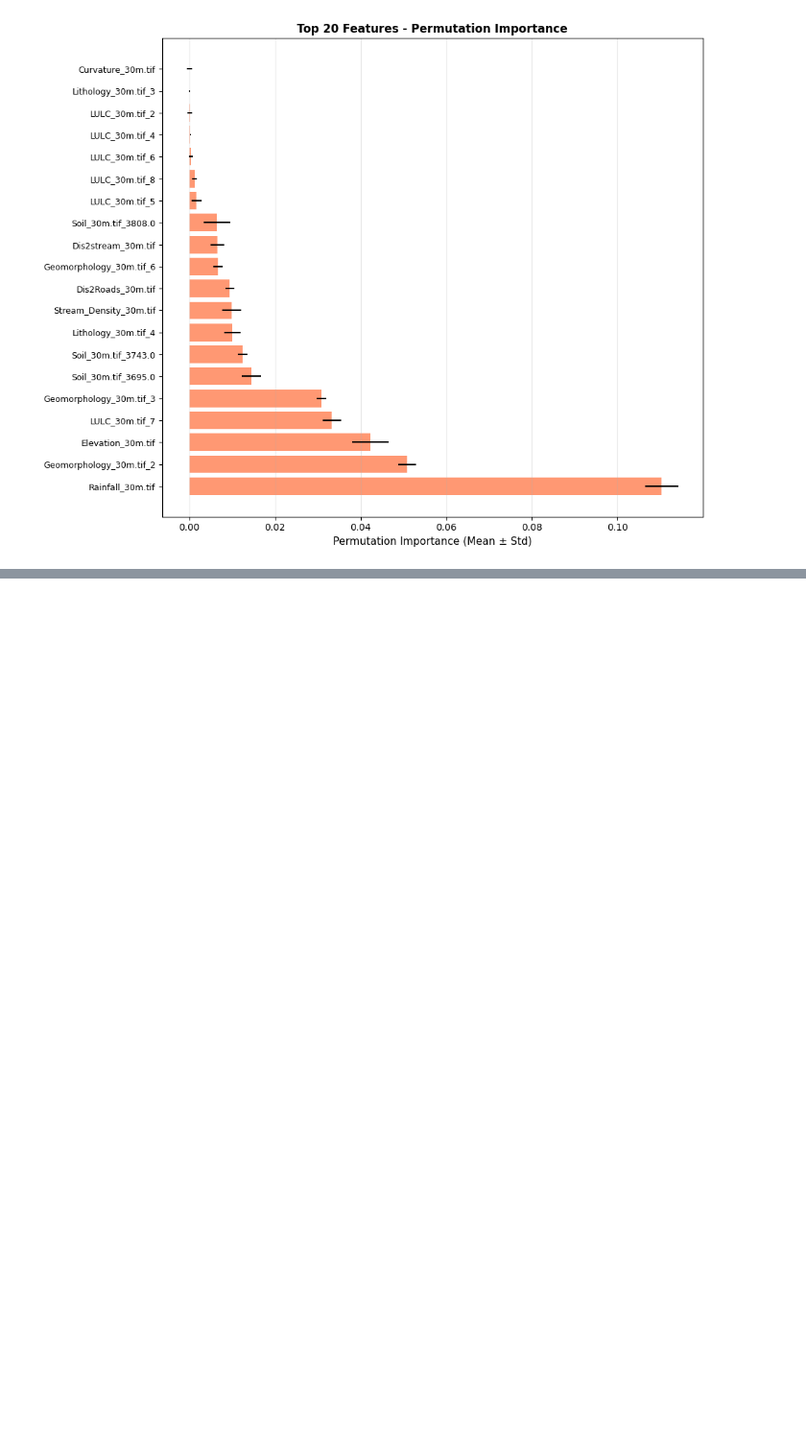
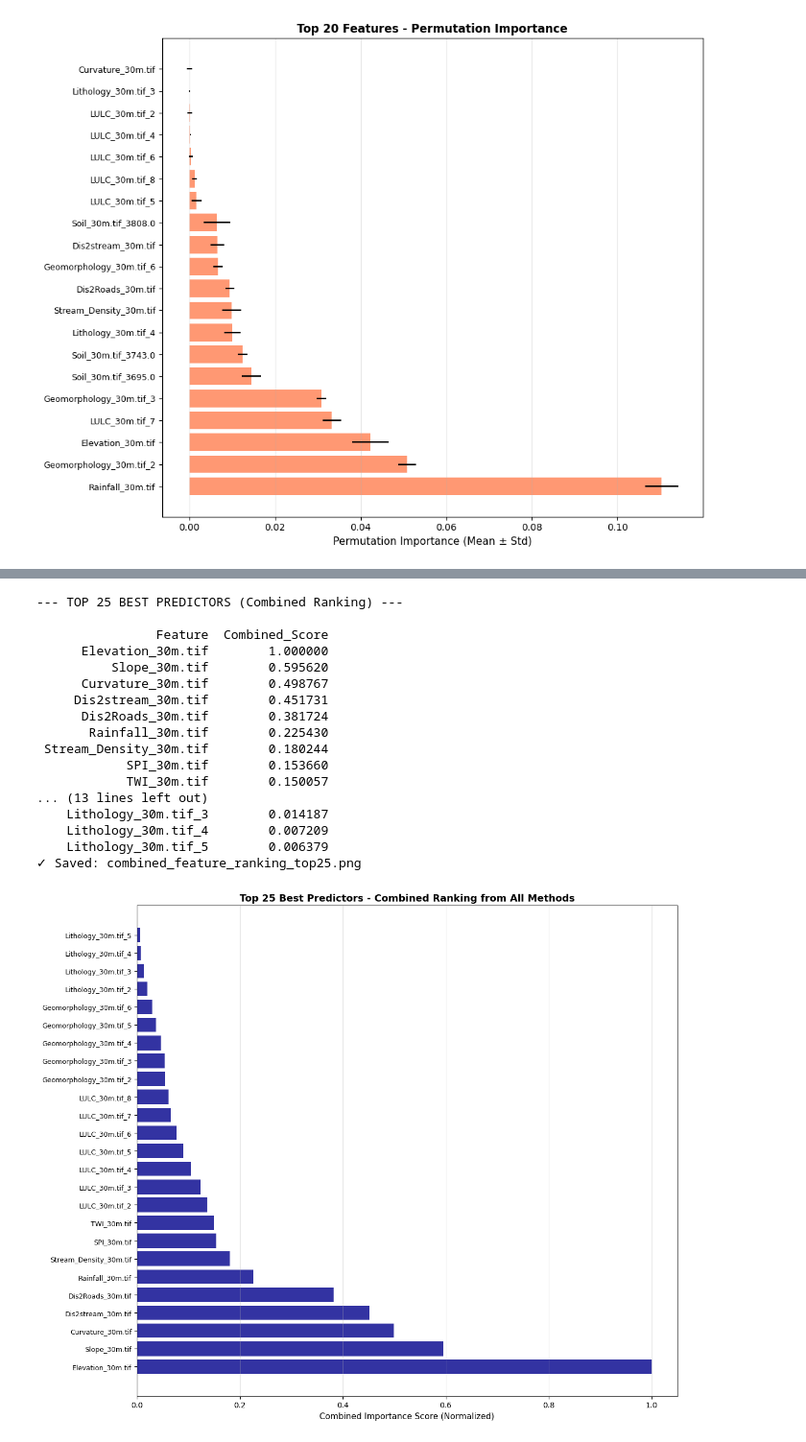
Before and after one commit to VladK333/flood-analysis, a Jupyter notebook: analysis.ipynb, the cells around one changed output, grey strips where cells are left out. Shown at 96% size. Drawn from its saved outputs; the diff is of its cells as text; code cells hidden in the pictures; blank space fills up the shorter version.

Commit message:
combined ranking

```diff
--- a/analysis.ipynb
+++ b/analysis.ipynb
@@ -893,0 +913,67 @@ print("✓ Saved: anova_f_scores_top20.png")
+# %%
+# 5. COMBINED RANKING - Ensemble of Methods
+
+# Normalize all scores to 0-1 range
+from sklearn.preprocessing import MinMaxScaler
+
+scaler = MinMaxScaler()
+
+# Create combined dataframe
+combined_df = pd.DataFrame({
+    'Feature': X_processed.columns
+})
+
+# Add normalized scores
+combined_df['MI_Score_Norm'] = scaler.fit_transform(mi_df[['MI_Score']])
+combined_df['RF_Importance_Norm'] = scaler.fit_transform(rf_df[['RF_Importance']])
+combined_df['Perm_Importance_Norm'] = scaler.fit_transform(perm_df[['Perm_Importance_Mean']])
+combined_df['ANOVA_Score_Norm'] = scaler.fit_transform(anova_df[['F_Score']])
+
+# Calculate combined score (average of all methods)
+combined_df['Combined_Score'] = combined_df[
+    ['MI_Score_Norm', 'RF_Importance_Norm', 'Perm_Importance_Norm', 'ANOVA_Score_Norm']
+].mean(axis=1)
+
+# Sort by combined score
+combined_df = combined_df.sort_values('Combined_Score', ascending=False)
+
+print("\n--- TOP 25 BEST PREDICTORS (Combined Ranking) ---\n")
+print(combined_df.head(25)[['Feature', 'Combined_Score']].to_string(index=False))
+
+# Save results
+combined_df.to_csv('combined_feature_ranking.csv', index=False)
+
+# Visualize top 25
+plt.figure(figsize=(12, 10))
+top_25_combined = combined_df.head(25)
+plt.barh(range(len(top_25_combined)),
+         top_25_combined['Combined_Score'],
+         color='darkblue',
+         alpha=0.8)
+plt.yticks(range(len(top_25_combined)), top_25_combined['Feature'], fontsize=9)
+plt.xlabel('Combined Importance Score (Normalized)', fontsize=11)
+plt.title('Top 25 Best Predictors - Combined Ranking from All Methods',
+          fontsize=13, fontweight='bold')
+plt.grid(axis='x', alpha=0.3)
+plt.tight_layout()
+plt.savefig('combined_feature_ranking_top25.png', dpi=300, bbox_inches='tight')
+print("✓ Saved: combined_feature_ranking_top25.png")
+# %% [output]
+--- TOP 25 BEST PREDICTORS (Combined Ranking) ---
+
+                Feature  Combined_Score
+      Elevation_30m.tif        1.000000
+          Slope_30m.tif        0.595620
+      Curvature_30m.tif        0.498767
+     Dis2stream_30m.tif        0.451731
+      Dis2Roads_30m.tif        0.381724
+       Rainfall_30m.tif        0.225430
+ Stream_Density_30m.tif        0.180244
+            SPI_30m.tif        0.153660
+            TWI_30m.tif        0.150057
+... (13 lines left out)
+    Lithology_30m.tif_3        0.014187
+    Lithology_30m.tif_4        0.007209
+    Lithology_30m.tif_5        0.006379
+✓ Saved: combined_feature_ranking_top25.png
+[figure, added]
```
Also changed, not shown: parts of 1 cell of this notebook, 2 other files.
